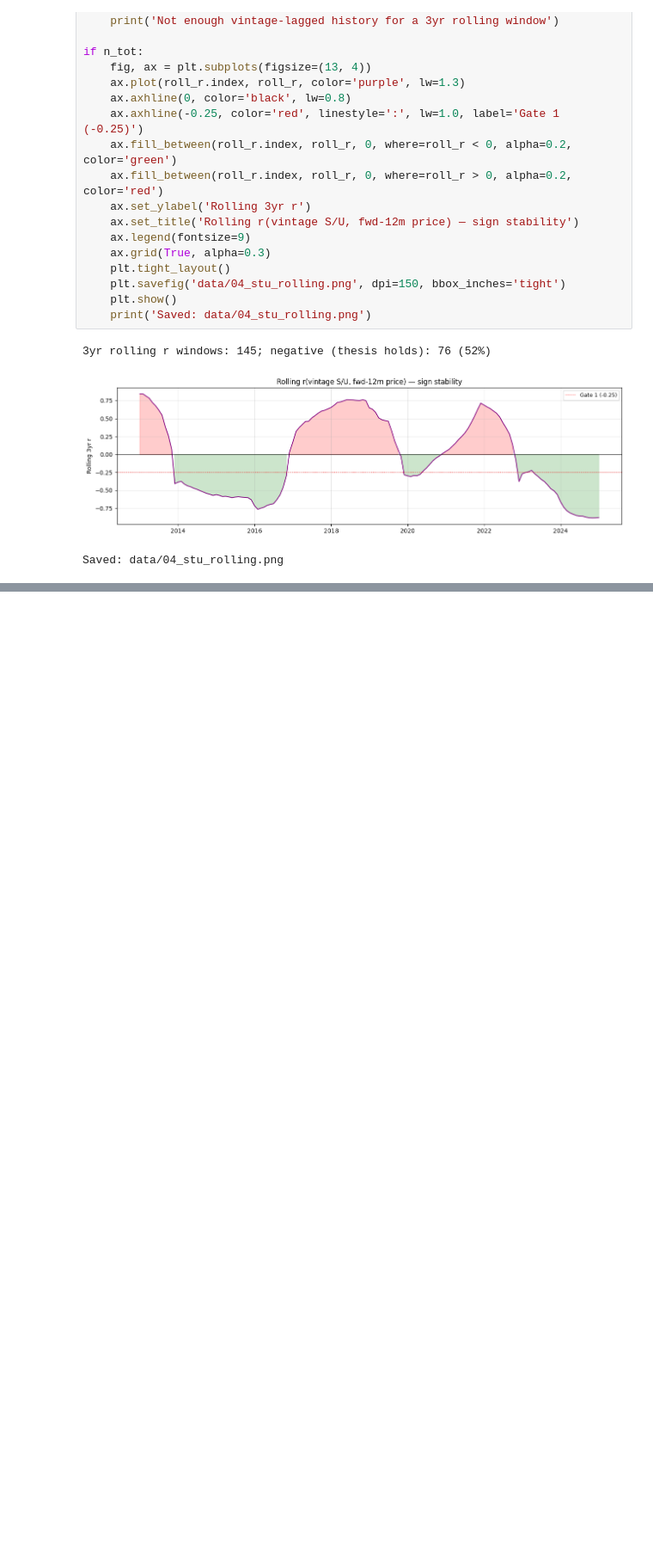
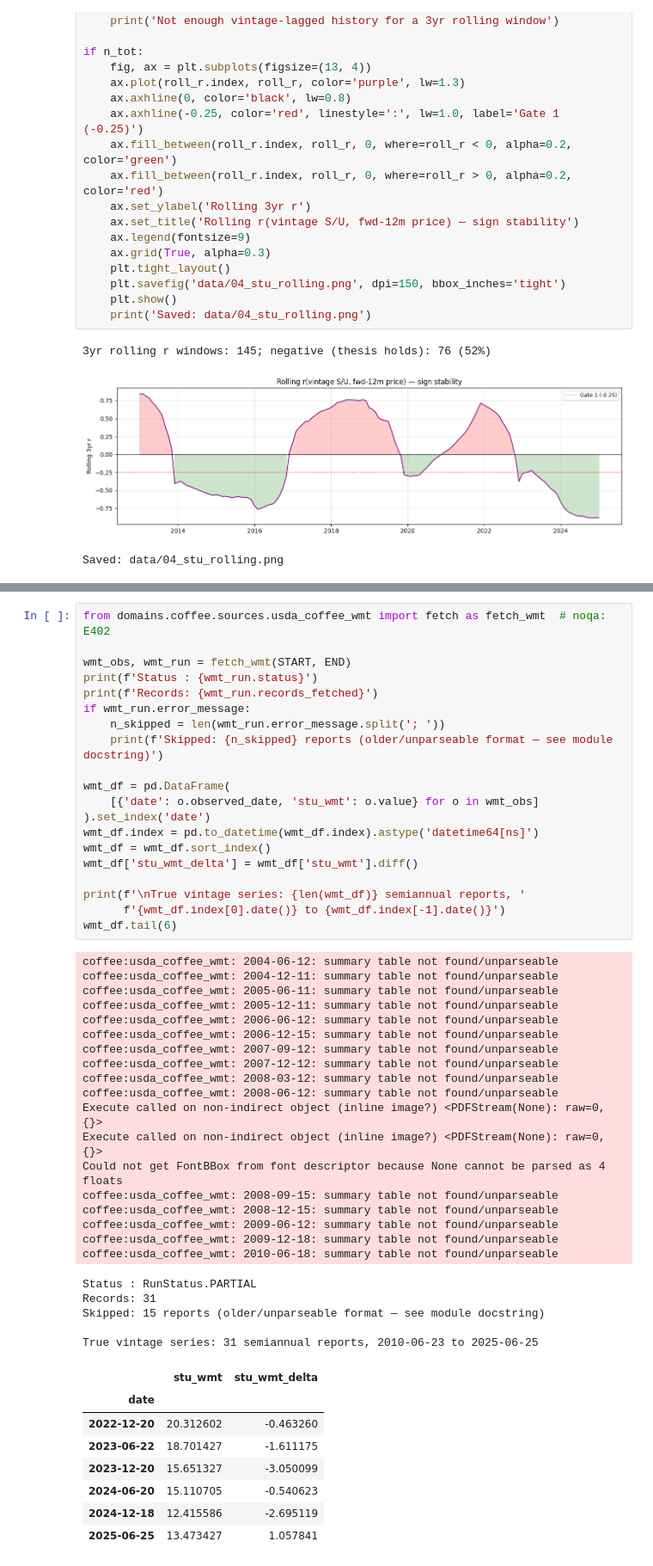
Before and after one commit to abhirajp97/greensignal, a Jupyter notebook: notebooks/coffee_backtests/04_usda_supply_signal.ipynb, the cells around one changed output, grey strips where cells are left out. Shown at 86% size. Saved outputs shown, nothing was run; the diff lists cells and outputs as text; blank space fills up the shorter version.

```diff
--- a/notebooks/coffee_backtests/04_usda_supply_signal.ipynb
+++ b/notebooks/coffee_backtests/04_usda_supply_signal.ipynb
@@ -559,0 +585,52 @@ Saved: data/04_stu_rolling.png
+# %%
+from domains.coffee.sources.usda_coffee_wmt import fetch as fetch_wmt  # noqa: E402
+
+wmt_obs, wmt_run = fetch_wmt(START, END)
+print(f'Status : {wmt_run.status}')
+print(f'Records: {wmt_run.records_fetched}')
+if wmt_run.error_message:
+    n_skipped = len(wmt_run.error_message.split('; '))
+    print(f'Skipped: {n_skipped} reports (older/unparseable format — see module docstring)')
+
+wmt_df = pd.DataFrame(
+    [{'date': o.observed_date, 'stu_wmt': o.value} for o in wmt_obs]
+).set_index('date')
+wmt_df.index = pd.to_datetime(wmt_df.index).astype('datetime64[ns]')
+wmt_df = wmt_df.sort_index()
+wmt_df['stu_wmt_delta'] = wmt_df['stu_wmt'].diff()
+
+print(f'\nTrue vintage series: {len(wmt_df)} semiannual reports, '
+      f'{wmt_df.index[0].date()} to {wmt_df.index[-1].date()}')
+wmt_df.tail(6)
+# %% [output]
+coffee:usda_coffee_wmt: 2004-06-12: summary table not found/unparseable
+coffee:usda_coffee_wmt: 2004-12-11: summary table not found/unparseable
+coffee:usda_coffee_wmt: 2005-06-11: summary table not found/unparseable
+coffee:usda_coffee_wmt: 2005-12-11: summary table not found/unparseable
+coffee:usda_coffee_wmt: 2006-06-12: summary table not found/unparseable
+coffee:usda_coffee_wmt: 2006-12-15: summary table not found/unparseable
+coffee:usda_coffee_wmt: 2007-09-12: summary table not found/unparseable
+coffee:usda_coffee_wmt: 2007-12-12: summary table not found/unparseable
+coffee:usda_coffee_wmt: 2008-03-12: summary table not found/unparseable
+coffee:usda_coffee_wmt: 2008-06-12: summary table not found/unparseable
+Execute called on non-indirect object (inline image?) <PDFStream(None): raw=0, {}>
+Execute called on non-indirect object (inline image?) <PDFStream(None): raw=0, {}>
+Could not get FontBBox from font descriptor because None cannot be parsed as 4 floats
+coffee:usda_coffee_wmt: 2008-09-15: summary table not found/unparseable
+coffee:usda_coffee_wmt: 2008-12-15: summary table not found/unparseable
+coffee:usda_coffee_wmt: 2009-06-12: summary table not found/unparseable
+coffee:usda_coffee_wmt: 2009-12-18: summary table not found/unparseable
+coffee:usda_coffee_wmt: 2010-06-18: summary table not found/unparseable
+Status : RunStatus.PARTIAL
+Records: 31
+Skipped: 15 reports (older/unparseable format — see module docstring)
+
+True vintage series: 31 semiannual reports, 2010-06-23 to 2025-06-25
+|  | stu_wmt | stu_wmt_delta |
+| date |  |  |
+| 2022-12-20 | 20.312602 | -0.463260 |
+| 2023-06-22 | 18.701427 | -1.611175 |
+| 2023-12-20 | 15.651327 | -3.050099 |
+| 2024-06-20 | 15.110705 | -0.540623 |
+| 2024-12-18 | 12.415586 | -2.695119 |
+| 2025-06-25 | 13.473427 | 1.057841 |
```
Also changed, not shown: parts of 15 cells of this notebook, 11 other files.
